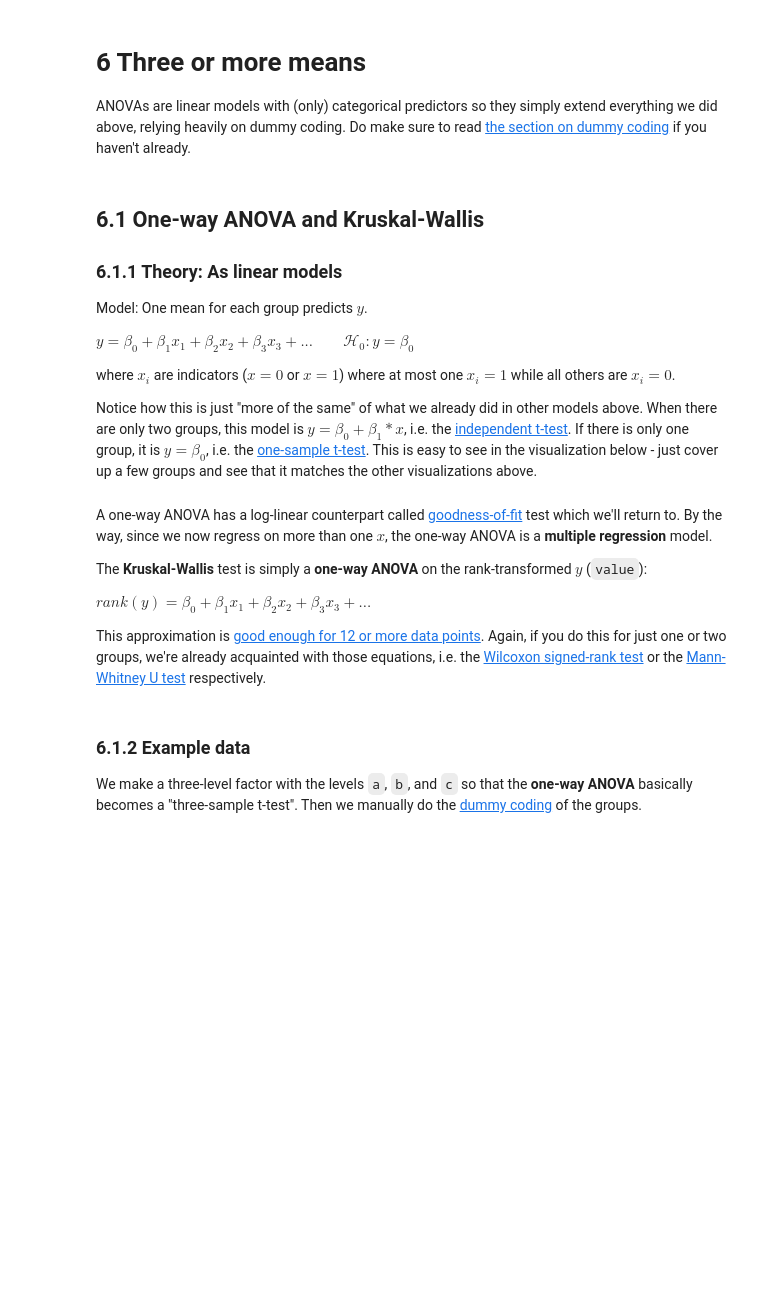
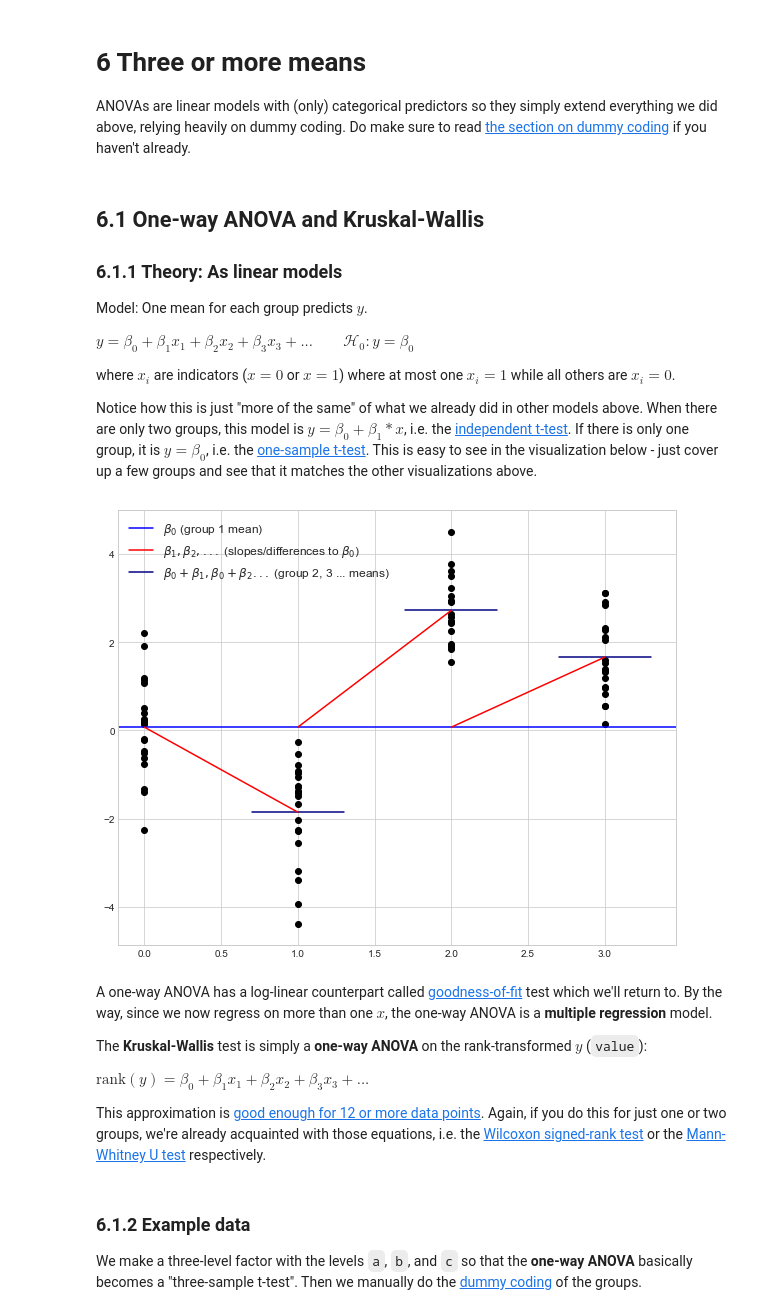
Before and after one commit to eigenfoo/tests-as-linear, a Jupyter notebook: tests-as-linear.ipynb, the cells around one changed output. Saved outputs shown, nothing was run; the diff lists cells and outputs as text; code cells hidden in the pictures; blank space fills up the shorter version.

Commit message:
BLD: begin porting ANOVA chapter (#11)
* MAINT: update toc function

* BLD: building

* BUG: add d as a good name to pylint

* MAINT: remove patsy as req

```diff
--- a/tests-as-linear.ipynb
+++ b/tests-as-linear.ipynb
@@ -410,13 +383,18 @@ $y = \beta_0 + \beta_1 x_1 + \beta_2 x_2 + \beta_3 x_3 +... \qquad \mathcal{H}_0
 
 where $x_i$ are indicators ($x=0$ or $x=1$) where at most one $x_i=1$ while all others are $x_i=0$.
 
-Notice how this is just "more of the same" of what we already did in other models above. When there are only two groups, this model is $y = \beta_0 + \beta_1*x$, i.e. the [independent t-test](#5.1.4-Python-code:-independent-t-test). If there is only one group, it is $y = \beta_0$, i.e. the [one-sample t-test](#4.1-One-sample-t-test-and-Wilcoxon-signed-rank). This is easy to see in the visualization below - just cover up a few groups and see that it matches the other visualizations above.
+Notice how this is just "more of the same" of what we already did in other models above. When there are only two groups, this model is $y = \beta_0 + \beta_1*x$, i.e. the [independent t-test](#5.1-Independent-t-test-and-Mann-Whitney-U). If there is only one group, it is $y = \beta_0$, i.e. the [one-sample t-test](#4.1-One-sample-t-test-and-Wilcoxon-signed-rank). This is easy to see in the visualization below - just cover up a few groups and see that it matches the other visualizations above.
+# %%
+plots.one_way_anova_plot()
+plt.show()
+# %% [output]
+[figure, added]
 # %% [markdown]
-A one-way ANOVA has a log-linear counterpart called [goodness-of-fit](#goodness) test which we'll return to. By the way, since we now regress on more than one $x$, the one-way ANOVA is a **multiple regression** model.
+A one-way ANOVA has a log-linear counterpart called [goodness-of-fit](#7.1-Goodness-of-fit) test which we'll return to. By the way, since we now regress on more than one $x$, the one-way ANOVA is a **multiple regression** model.
 
 The **Kruskal-Wallis** test is simply a **one-way ANOVA** on the rank-transformed $y$ (`value`):
 
-$rank(y) = \beta_0 + \beta_1 x_1 + \beta_2 x_2 + \beta_3 x_3 +...$
+$\text{rank}(y) = \beta_0 + \beta_1 x_1 + \beta_2 x_2 + \beta_3 x_3 +...$
 
 This approximation is [good enough for 12 or more data points](https://lindeloev.github.io/tests-as-linear/simulations/simulate_kruskall.html). Again, if you do this for just one or two groups, we're already acquainted with those equations, i.e. the [Wilcoxon signed-rank test](#4.1-One-sample-t-test-and-Wilcoxon-signed-rank) or the [Mann-Whitney U test](#5.1-Independent-t-test-and-Mann-Whitney-U) respectively.
 # %% [markdown]
```
Also changed, not shown: parts of 8 cells of this notebook, 7 other files.
